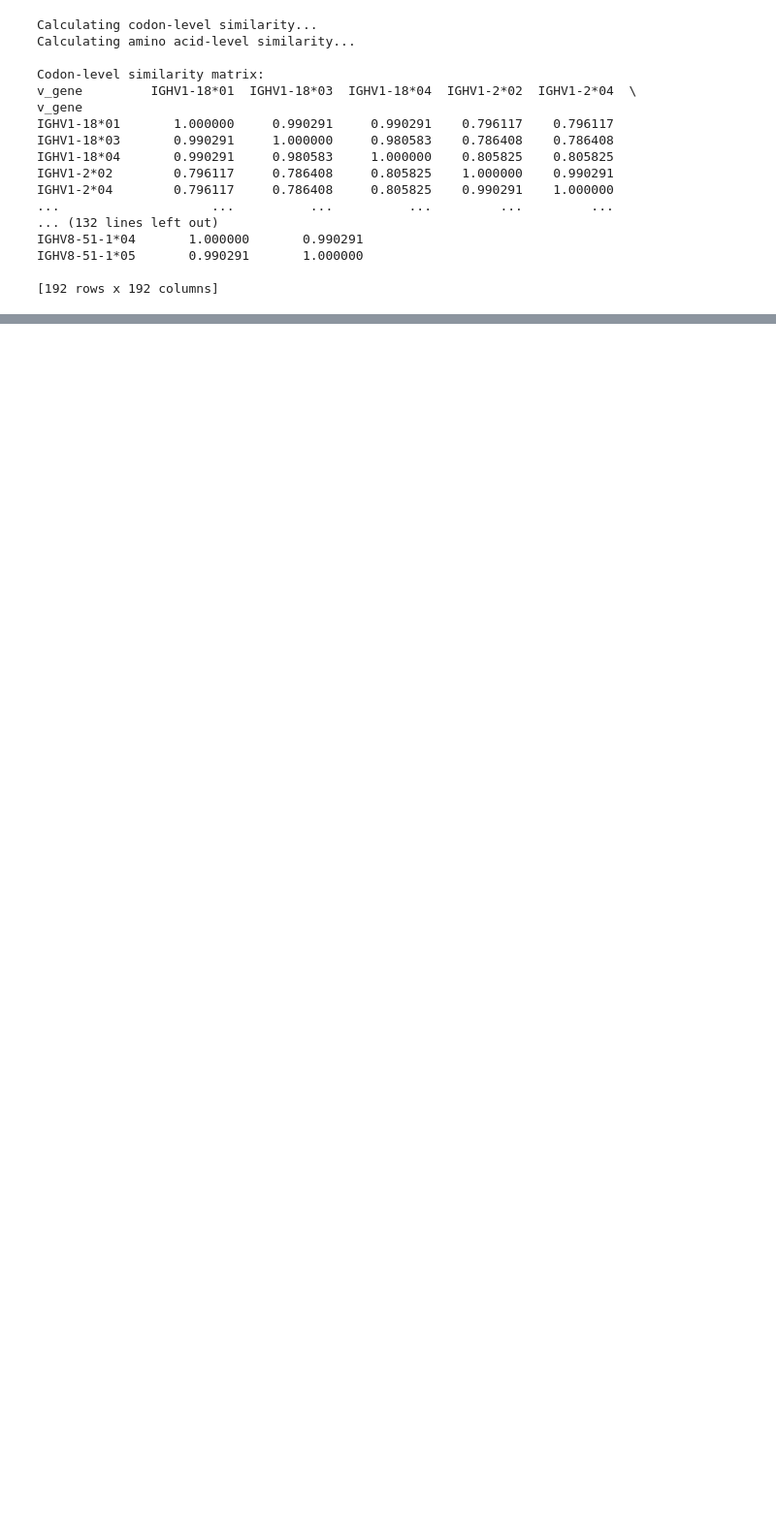
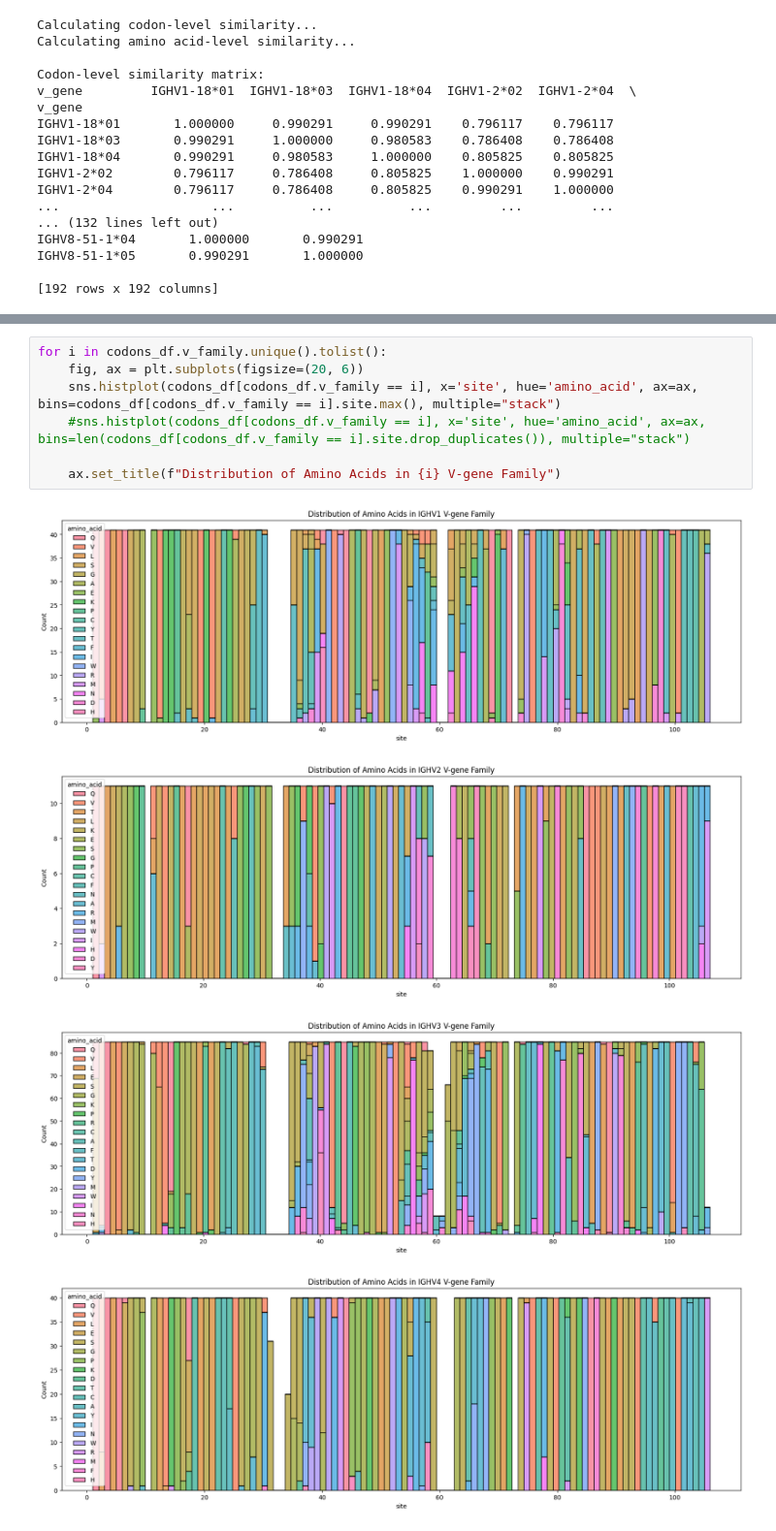
Before and after one commit to matsengrp/dasm-epistasis-experiments, a Jupyter notebook: germline.ipynb, the cells around one changed output, grey strips where cells are left out. Shown at 97% size. Drawn from its saved outputs; the diff is of its cells as text; blank space fills up the shorter version.

```diff
--- a/germline.ipynb
+++ b/germline.ipynb
@@ -659,0 +385,12 @@ IGHV8: pink
+# %%
+for i in codons_df.v_family.unique().tolist():
+    fig, ax = plt.subplots(figsize=(20, 6))
+    sns.histplot(codons_df[codons_df.v_family == i], x='site', hue='amino_acid', ax=ax, bins=codons_df[codons_df.v_family == i].site.max(), multiple="stack")
+    #sns.histplot(codons_df[codons_df.v_family == i], x='site', hue='amino_acid', ax=ax, bins=len(codons_df[codons_df.v_family == i].site.drop_duplicates()), multiple="stack")
+
+    ax.set_title(f"Distribution of Amino Acids in {i} V-gene Family")
+# %% [output]
+[figure, added]
+[figure, added]
+[figure, added]
+[figure, added]
```
Also changed, not shown: parts of 10 cells of this notebook, 1 other file.
